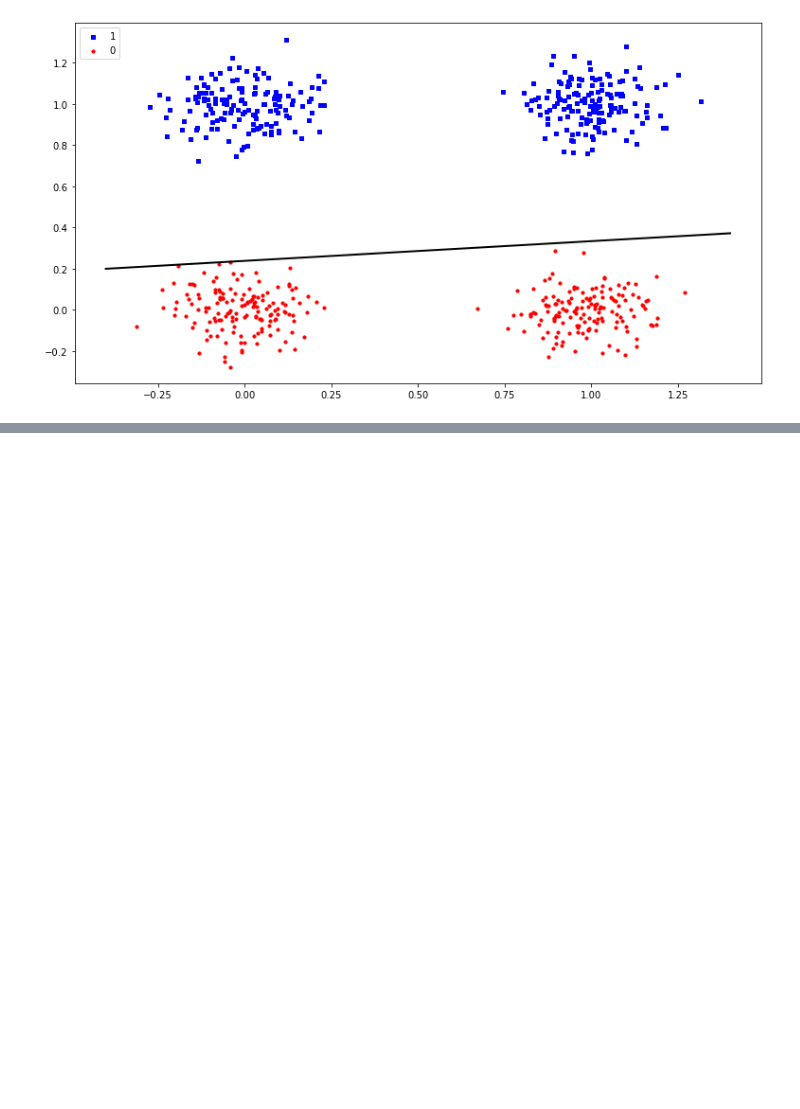
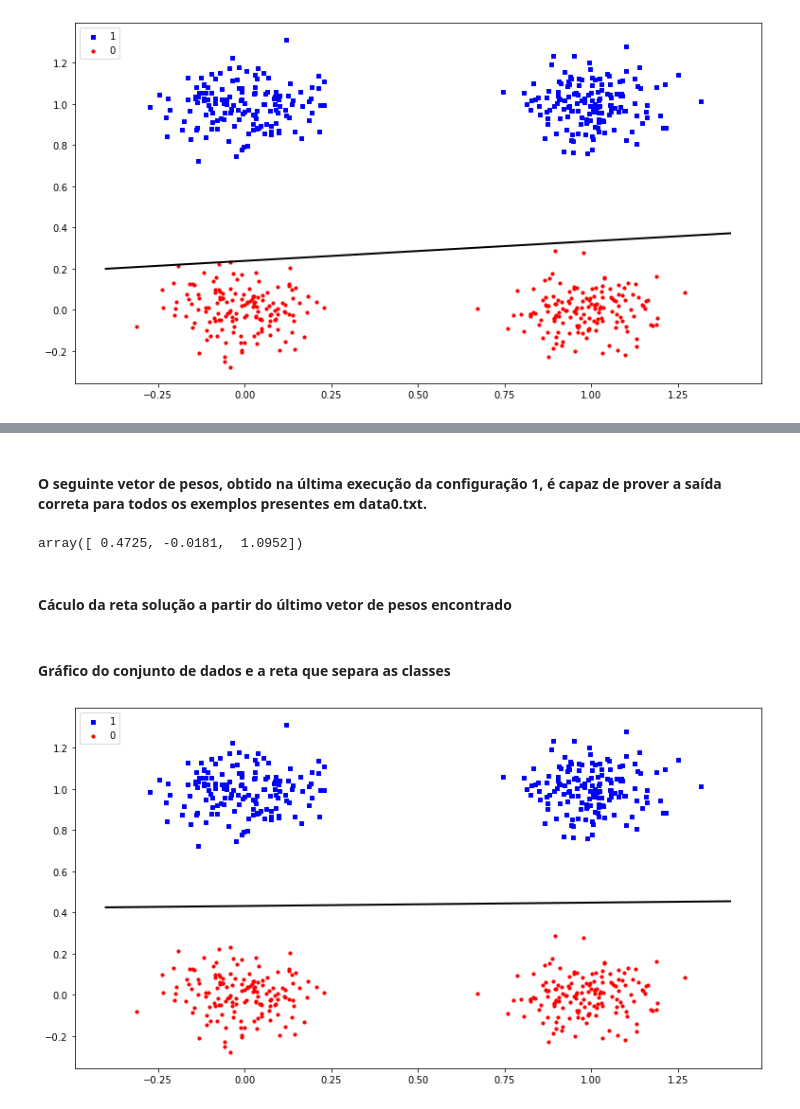
Before and after one commit to userddssilva/Perceptron-PP2-RNA2020.1, a Jupyter notebook: notebooks/Parte 2.ipynb, the cells around one changed output, grey strips where cells are left out. Saved outputs shown, nothing was run; the diff lists cells and outputs as text; code cells hidden in the pictures; blank space fills up the shorter version.

```diff
--- a/notebooks/Parte 2.ipynb
+++ b/notebooks/Parte 2.ipynb
@@ -166,0 +269,5 @@ plt.show()
+# %%
+theta = 0.0
+n = 0.4
+bias = -1.0
+perceptron = Perceptron_general(theta, n, bias)
@@ -166,0 +326,43 @@ plt.show()
+# %% [markdown]
+#### O seguinte vetor de pesos, obtido na última execução da configuração 1, é capaz de prover a saída correta para todos os exemplos presentes em data0.txt.
+# %%
+weights = perceptron.getWeights()
+weights
+# %% [output]
+array([ 0.4725, -0.0181,  1.0952])
+# %% [markdown]
+#### Cáculo da reta solução a partir do último vetor de pesos encontrado
+# %%
+#Equação da reta: x2 = (weights[0]/weights[2]) - (weights[1]/weights[2])*x1
+
+#Encontrando dois pontos para obter a reta
+
+#para x1 igual a 1000:
+x2_1 = weights[0]/weights[2] - (weights[1]/weights[2])*(1.4)
+
+#para x1 igual a -1000:
+x2_2 = weights[0]/weights[2] - (weights[1]/weights[2])*(-0.4)
+# %% [markdown]
+#### Gráfico do conjunto de dados e a reta que separa as classes
+# %%
+plt.figure(figsize=(13, 7))
+x_b = []
+y_b = []
+x_r = []
+y_r = []
+for example in data0:
+    if example[2] == 1.0:
+        x_b.append(example[0])
+        y_b.append(example[1])
+    if example[2] == 0.0:
+        x_r.append(example[0])
+        y_r.append(example[1])
+
+size = 10
+plt.scatter(x_b, y_b, s=size, color='b', marker="s", label='1')
+plt.scatter(x_r, y_r, s=size, color='r', marker="o", label='0')
+plt.legend(loc='upper left')
+plt.plot([1.4, -0.4],[x2_1, x2_2], color='black', linewidth=2)
+plt.show()
+# %% [output]
+[figure, added]
```
Also changed, not shown: parts of 76 cells of this notebook.
